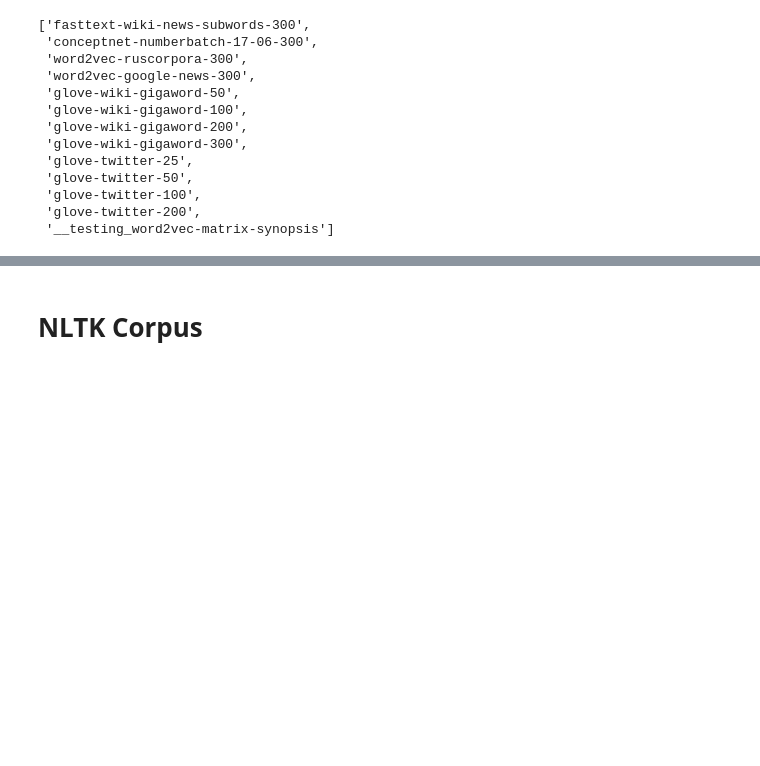
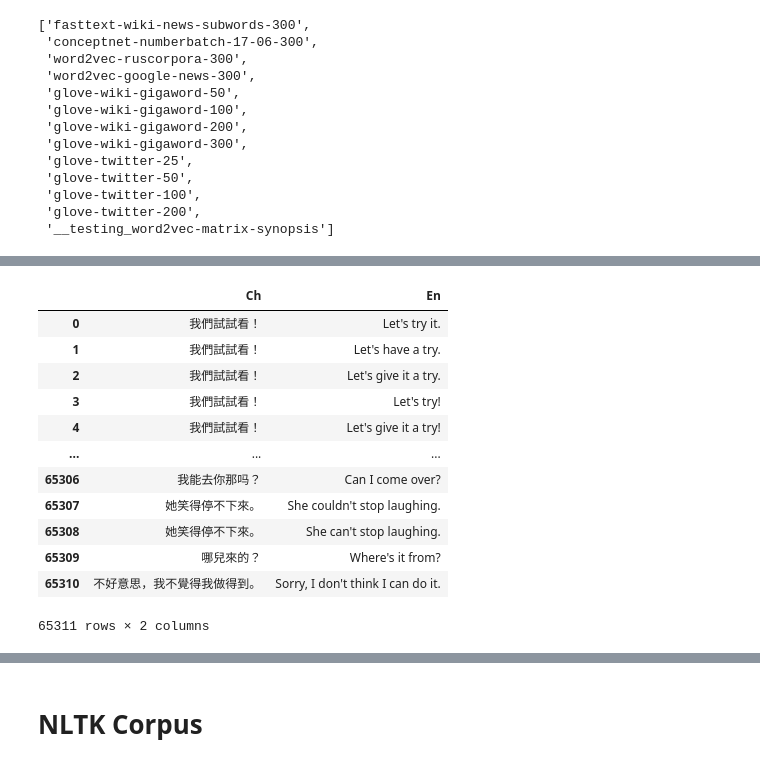
Before and after one commit to howard-haowen/NLP-demos, a Jupyter notebook: nlp_datasets.ipynb, the cells around one changed output, grey strips where cells are left out. Saved outputs shown, nothing was run; the diff lists cells and outputs as text; code cells hidden in the pictures; blank space fills up the shorter version.

```diff
--- a/nlp_datasets.ipynb
+++ b/nlp_datasets.ipynb
@@ -139,0 +171,2 @@ models
+# %%
+zh2en = [(source.text, target.text) for source, target in ParallelCorpus("cmn", "eng")]
@@ -139,0 +180,17 @@ models
+# %%
+zh2en_df = pd.DataFrame(zh2en, columns =['Ch', 'En'])
+zh2en_df
+# %% [output]
+|  | Ch | En |
+| 0 | 我們試試看！ | Let's try it. |
+| 1 | 我們試試看！ | Let's have a try. |
+| 2 | 我們試試看！ | Let's give it a try. |
+| 3 | 我們試試看！ | Let's try! |
+| 4 | 我們試試看！ | Let's give it a try! |
+| ... | ... | ... |
+| 65306 | 我能去你那吗？ | Can I come over? |
+| 65307 | 她笑得停不下來。 | She couldn't stop laughing. |
+| 65308 | 她笑得停不下來。 | She can't stop laughing. |
+| 65309 | 哪兒來的？ | Where's it from? |
+| 65310 | 不好意思，我不覺得我做得到。 | Sorry, I don't think I can do it. |
+65311 rows × 2 columns
```
Also changed, not shown: parts of 10 cells of this notebook.
